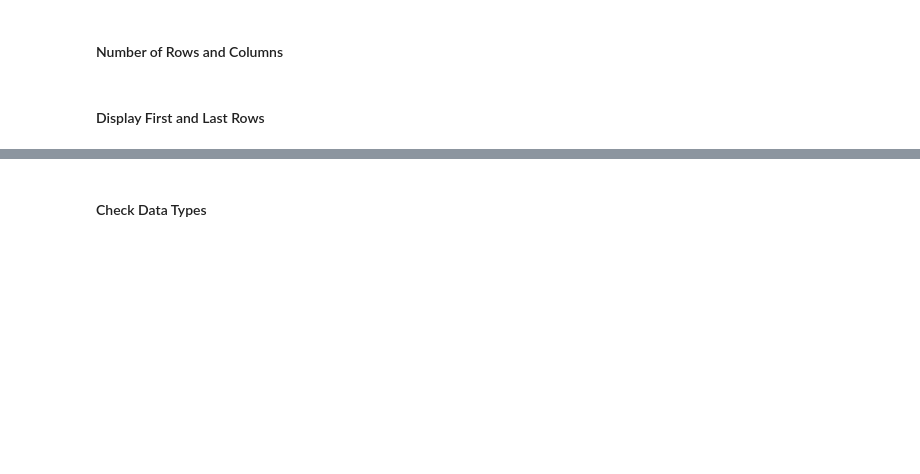
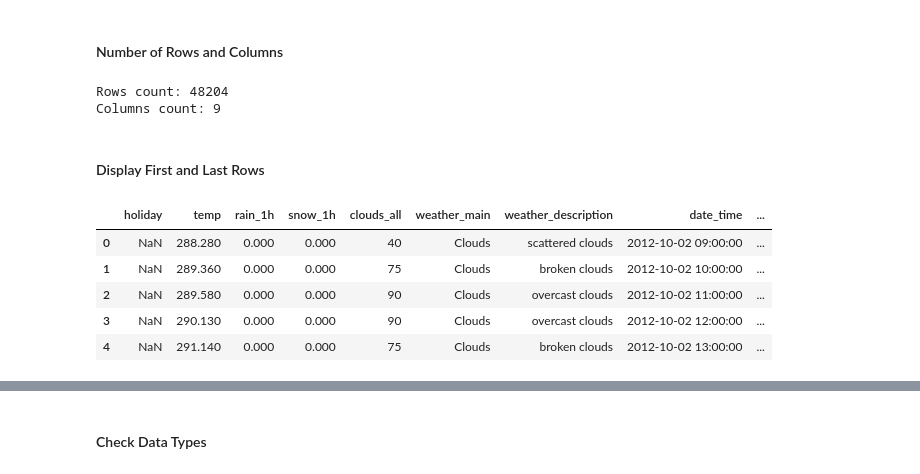
Before and after one commit to aleciaduncan/Data-Analysis, a Jupyter notebook: i94-traffic/i94-traffic.ipynb, the cells around one changed output, grey strips where cells are left out. Cells and saved outputs as stored; diff of their text form; code cells hidden in the pictures; blank space fills up the shorter version.

```diff
--- a/i94-traffic/i94-traffic.ipynb
+++ b/i94-traffic/i94-traffic.ipynb
@@ -135,11 +133,21 @@ ModuleNotFoundError: No module named 'matplotlib'
 # %% [markdown]
 #### Number of Rows and Columns
 # %%
-# # Show rows and columns count
-# print(f"Rows count: {df.shape[0]}\nColumns count: {df.shape[1]}")
+# Show rows and columns count
+print(f"Rows count: {traffic.shape[0]}\nColumns count: {traffic.shape[1]}")
+# %% [output]
+Rows count: 48204
+Columns count: 9
 # %% [markdown]
 #### Display First and Last Rows
 # %%
-# # Look at first 5 rows
-# df.head()
+# Look at first 5 rows
+traffic.head()
+# %% [output]
+|  | holiday | temp | rain_1h | snow_1h | clouds_all | weather_main | weather_description | date_time | ... |
+| 0 | NaN | 288.280 | 0.000 | 0.000 | 40 | Clouds | scattered clouds | 2012-10-02 09:00:00 | ... |
+| 1 | NaN | 289.360 | 0.000 | 0.000 | 75 | Clouds | broken clouds | 2012-10-02 10:00:00 | ... |
+| 2 | NaN | 289.580 | 0.000 | 0.000 | 90 | Clouds | overcast clouds | 2012-10-02 11:00:00 | ... |
+| 3 | NaN | 290.130 | 0.000 | 0.000 | 90 | Clouds | overcast clouds | 2012-10-02 12:00:00 | ... |
+| 4 | NaN | 291.140 | 0.000 | 0.000 | 75 | Clouds | broken clouds | 2012-10-02 13:00:00 | ... |
 # %%
```
Also changed, not shown: parts of 29 cells of this notebook, 1 other file.
